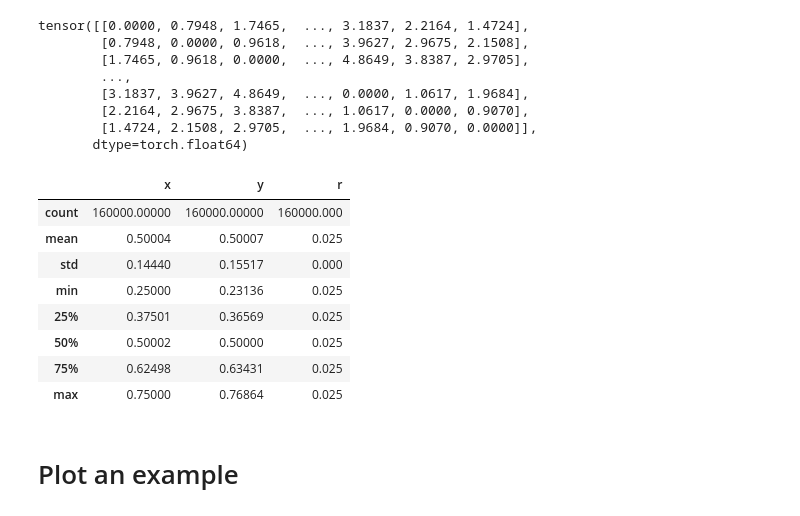
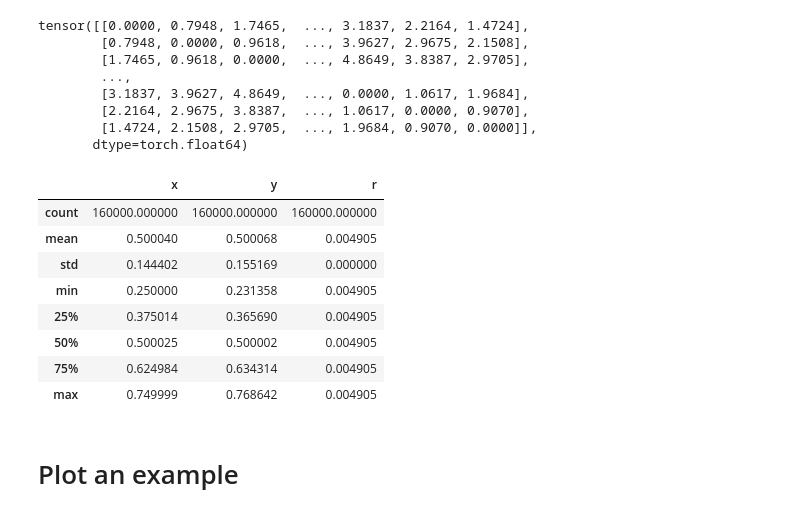
Before and after one commit to Veikko-Saikkonen/hard-spheres, a Jupyter notebook: Notebooks/Hardspheres_v2_simple_lattice.ipynb, the cells around one changed output. Cells and saved outputs as stored; diff of their text form; code cells hidden in the pictures.

```diff
--- a/Notebooks/Hardspheres_v2_simple_lattice.ipynb
+++ b/Notebooks/Hardspheres_v2_simple_lattice.ipynb
@@ -92,6 +92,7 @@ Y_box = 35.573043402379753
 N = 1600
 X_box = 38.225722823651111
 y_box = 38.225722823651111
+dataframe["r"] = 0.375 # Fixed radius for all data, for square lattice
 # %%
 from torch import cdist
 
@@ -112,29 +113,29 @@ tensor([[0.0000, 0.7948, 1.7465,  ..., 3.1837, 2.2164, 1.4724],
 # %%
 from sklearn.preprocessing import StandardScaler, MinMaxScaler
 
 scaler = StaticMinMaxScaler(
     columns = ["x", "y", "r"],
-    maximum = [X_box, Y_box, 20], # NOTE: Tuned for physical feasibility
+    maximum = [X_box, Y_box, 2*X_box], # NOTE: Tuned for physical feasibility
     minimum = [-X_box, -Y_box, 0] # NOTE: Tuned for physical feasibility
 )
 
 dataframe_scaled = pd.DataFrame(scaler.transform(dataframe), columns=dataframe.columns)
 
 dataframe_scaled.set_index(dataframe.index, inplace=True)
 
 dataframe_scaled = dataframe_scaled.drop(columns=["class"]) # Redundant with r
 # dataframe_scaled = dataframe_scaled.sort_values(by=["experiment", "sample"])
-dataframe_scaled.describe().round(5)
+dataframe_scaled.describe().round(7)
 # %% [output]
 |  | x | y | r |
-| count | 160000.00000 | 160000.00000 | 160000.000 |
-| mean | 0.50004 | 0.50007 | 0.025 |
-| std | 0.14440 | 0.15517 | 0.000 |
-| min | 0.25000 | 0.23136 | 0.025 |
-| 25% | 0.37501 | 0.36569 | 0.025 |
-| 50% | 0.50002 | 0.50000 | 0.025 |
-| 75% | 0.62498 | 0.63431 | 0.025 |
-| max | 0.75000 | 0.76864 | 0.025 |
+| count | 160000.000000 | 160000.000000 | 160000.000000 |
+| mean | 0.500040 | 0.500068 | 0.004905 |
+| std | 0.144402 | 0.155169 | 0.000000 |
+| min | 0.250000 | 0.231358 | 0.004905 |
+| 25% | 0.375014 | 0.365690 | 0.004905 |
+| 50% | 0.500025 | 0.500002 | 0.004905 |
+| 75% | 0.624984 | 0.634314 | 0.004905 |
+| max | 0.749999 | 0.768642 | 0.004905 |
 # %% [markdown]
 # Plot an example
 # %%
```
Also changed, not shown: parts of 10 cells of this notebook.
